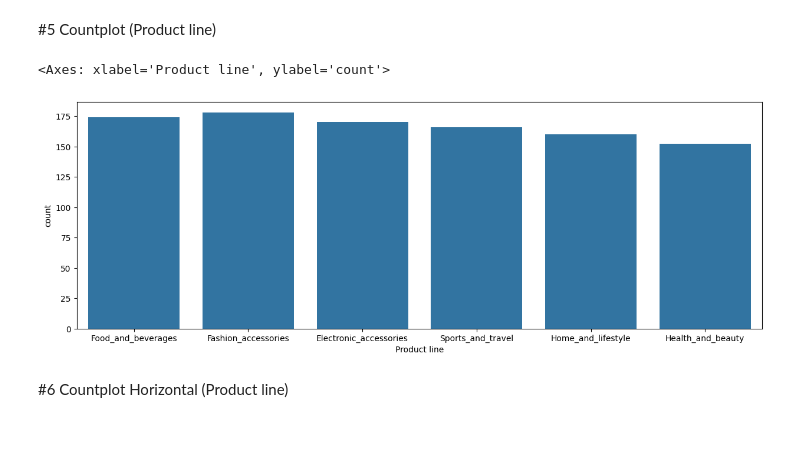
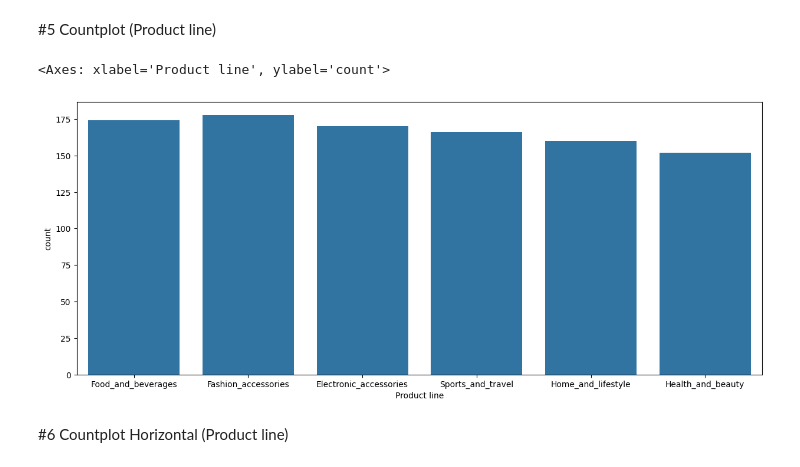
Before and after one commit to JhoelVillca/MAT-280, a Jupyter notebook: seaborn1.ipynb, the cells around one changed output. Saved outputs shown, nothing was run; the diff lists cells and outputs as text; code cells hidden in the pictures; blank space fills up the shorter version.

```diff
--- a/seaborn1.ipynb
+++ b/seaborn1.ipynb
@@ -83,11 +81,11 @@ sns.countplot(x = "Gender", data = mart)
 # %% [markdown]
 #5 Countplot (Product line)
 # %%
-plt.figure(figsize= (15, 5))
+plt.figure(figsize= (15, 6))
 sns.countplot(x = "Product line", data = mart)
 # %% [output]
 <Axes: xlabel='Product line', ylabel='count'>
-[figure, old version]
+[figure, new version]
 # %% [markdown]
 #6 Countplot Horizontal (Product line)
 # %%
```
Also changed, not shown: parts of 6 cells of this notebook.
